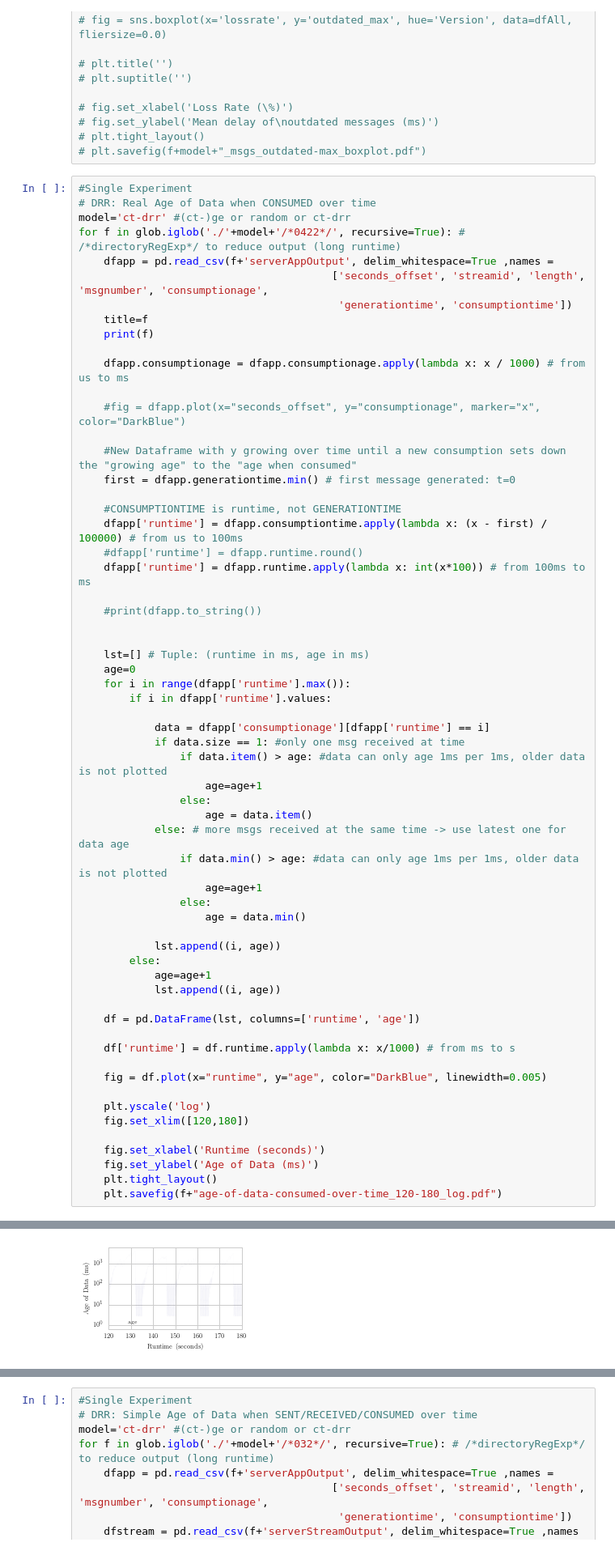
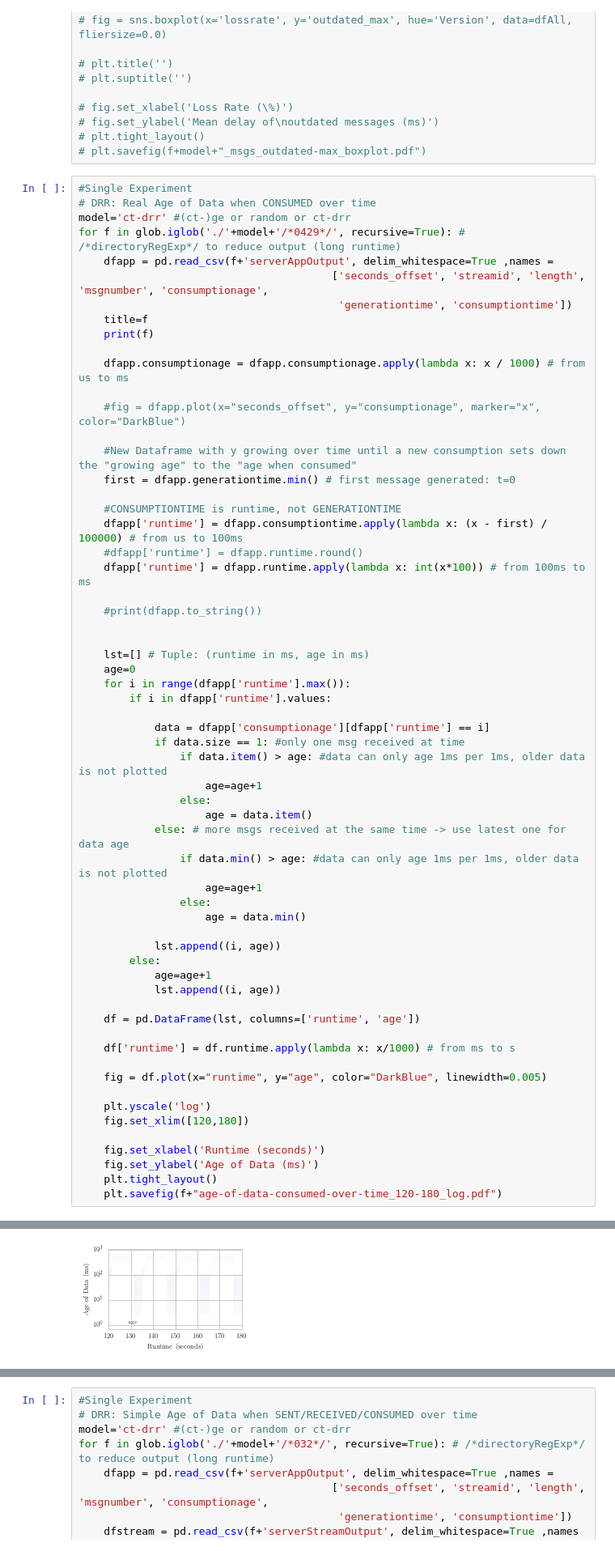
Before and after one commit to Timo2907/picoquic, a Jupyter notebook: experiments/results/eval_plot.ipynb, the cells around one changed output, grey strips where cells are left out. Shown at 81% size. Drawn from its saved outputs; the diff is of its cells as text.

```diff
--- a/experiments/results/eval_plot.ipynb
+++ b/experiments/results/eval_plot.ipynb
@@ -739,7 +739,7 @@ plt.savefig(f+model+"_msgs_retransInTime_boxplot.pdf")
 #Single Experiment
 # DRR: Real Age of Data when CONSUMED over time
 model='ct-drr' #(ct-)ge or random or ct-drr
-for f in glob.iglob('./'+model+'/*0422*/', recursive=True): # /*directoryRegExp*/ to reduce output (long runtime)
+for f in glob.iglob('./'+model+'/*0429*/', recursive=True): # /*directoryRegExp*/ to reduce output (long runtime)
     dfapp = pd.read_csv(f+'serverAppOutput', delim_whitespace=True ,names =
                                         ['seconds_offset', 'streamid', 'length', 'msgnumber', 'consumptionage',
                                          'generationtime', 'consumptiontime'])
@@ -818,2 +812,2 @@ for f in glob.iglob('./'+model+'/*0422*/', recursive=True): # /*directoryRegExp*
 [figure]
-[figure, old version]
+[figure, new version]
```
Also changed, not shown: parts of 4 cells of this notebook, 4 other files.
